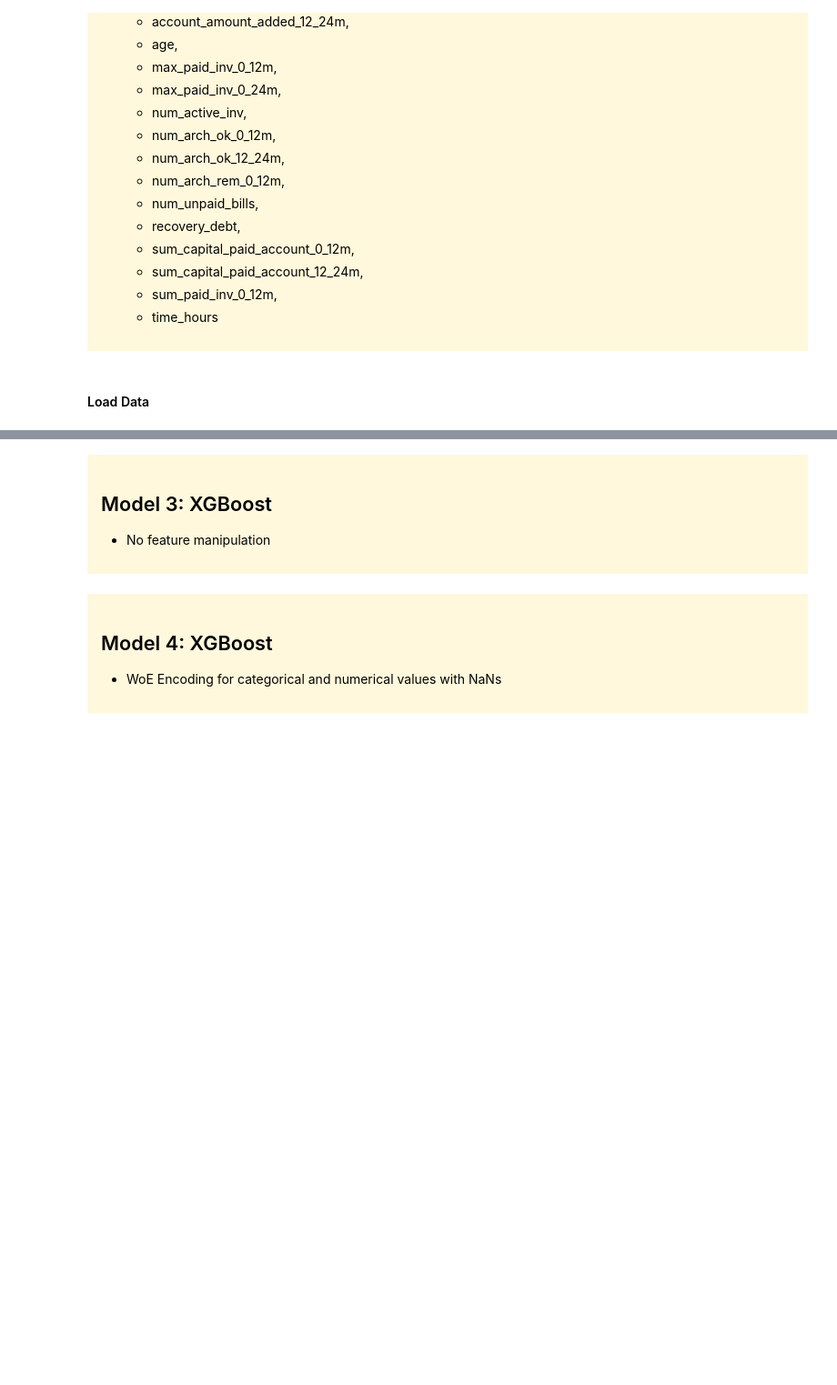
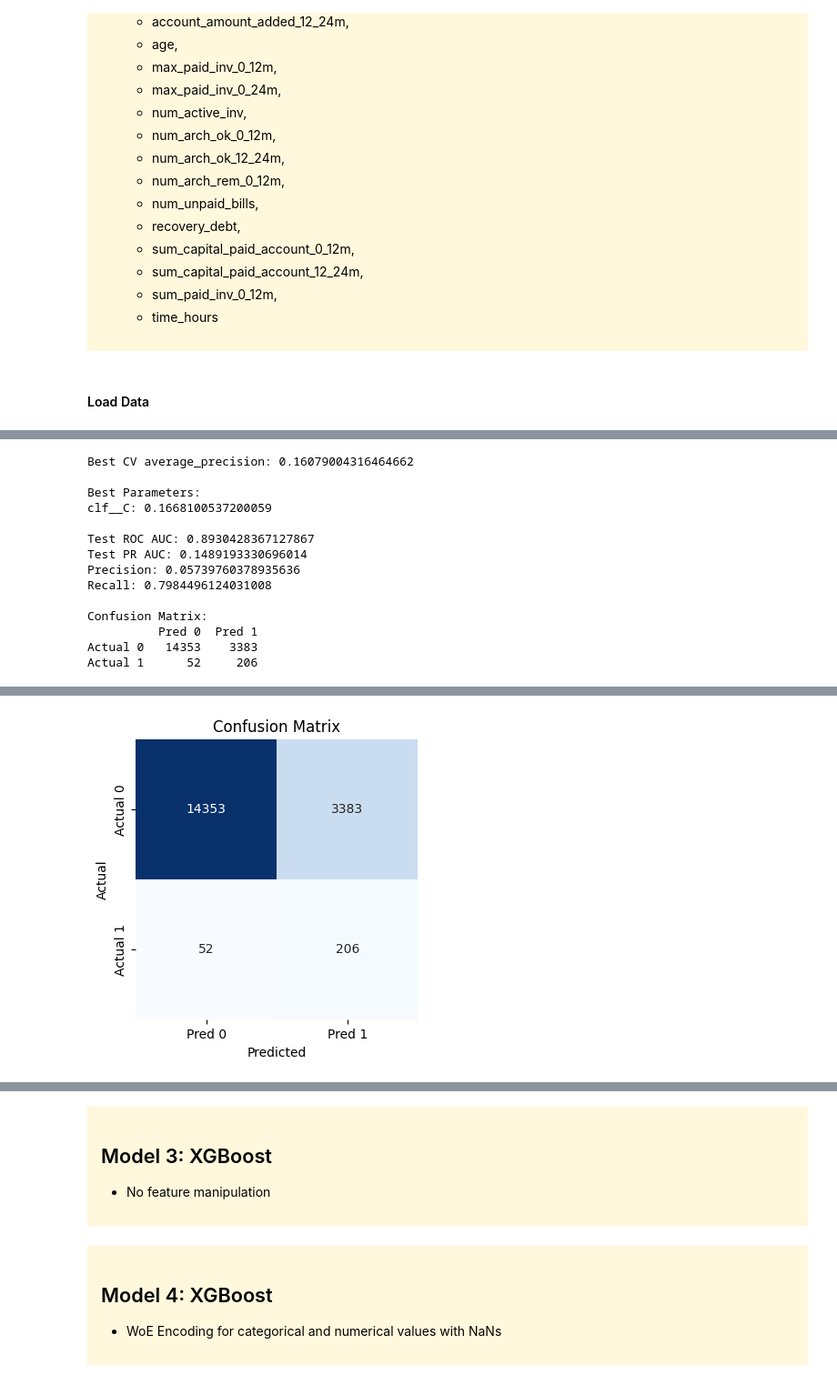
Before and after one commit to maleckicoa/pd-prediction, a Jupyter notebook: model.ipynb, the cells around one changed output, grey strips where cells are left out. Shown at 91% size. Cells and saved outputs as stored; diff of their text form; code cells hidden in the pictures; blank space fills up the shorter version.

Commit message:
Adding MLflow logging

```diff
--- a/model.ipynb
+++ b/model.ipynb
@@ -155,8 +177,6 @@ len(df_nna)
 
 </div>
 # %%
-
-
 
 # -------------------------
 # FEATURE GROUPS
@@ -225,7 +245,8 @@ feature_cols = all_cat_cols + all_num_cols
 # =========================
 
 X_train_lr1 = X_train[feature_cols].copy()
-X_test_lr1 = X_test[feature_cols].copy()
+X_val_lr1 = X_val[feature_cols].copy()
+#X_test_lr1 = X_test[feature_cols].copy()
 
 # -------------------------
 # CREATE MISSING INDICATORS (IMPORTANT STEP)
@@ -238,7 +259,7 @@ def add_missing_indicators(df, num_na_cols):
     return df
 
 X_train_lr1 = add_missing_indicators(X_train_lr1, num_na_columns)
-X_test_lr1 = add_missing_indicators(X_test_lr1, num_na_columns)
+X_val_lr1 = add_missing_indicators(X_val_lr1, num_na_columns)
 
 # indicator columns
 num_indicator_columns = [f"{col}_missing" for col in num_na_columns]
@@ -287,8 +308,10 @@ preprocessor = ColumnTransformer([
 model = Pipeline([
     ("preprocessing", preprocessor),
     ("clf", LogisticRegression(
-        penalty="l2",
-        solver="lbfgs",
+        #penalty="l2",
+        #solver="lbfgs",
+        penalty="l1",
+        solver="liblinear",
         max_iter=1000,
         class_weight="balanced"
     ))
@@ -310,21 +333,53 @@ random_search_lr1 = RandomizedSearchCV(
     n_iter=10,
     scoring="average_precision",
     cv=cv,
-    verbose=2,
+    verbose=1,
     random_state=42,
     n_jobs=-1
 )
 
-# -------------------------
-# TRAIN
-# -------------------------
 
-random_search_lr1.fit(X_train_lr1, y_train)
 
-# -------------------------
-# EVALUATE
-# -------------------------
+with mlflow.start_run(run_name="logreg_v1"):
 
-evaluate_and_report(random_search_lr1, X_test_lr1, y_test, threshold=0.5, )
+    random_search_lr1.fit(X_train_lr1, y_train)  # TRAIN
+    results = evaluate_and_report(random_search_lr1, X_val_lr1, y_val, threshold=0.5, ) # EVALUATE
+
+    # =========================
+    # LOG BEST PARAMS
+    # =========================
+
+    mlflow.log_input(
+        mlflow.data.from_pandas(X_val_lr1.head(1000), name="val_sample"),
+        context="validation"
+        )
+
+    mlflow.log_params(random_search_lr1.best_params_)
+    mlflow.log_param("model_type", "logistic_regression")
+    mlflow.log_param("penalty", "l1")
+    mlflow.log_param("solver", "liblinear")
+    mlflow.log_param("class_weight", "balanced")
+    mlflow.log_param("scoring", "average_precision")
+    mlflow.log_param("threshold", 0.5)
+
+
+    # =========================
+    # LOG METRICS
+    # =========================
+    results_without_cm = {k: float(v) for k, v in results.items() if k != "confusion_matrix"}
+    mlflow.log_metrics(results_without_cm)
+
+    cm = results["confusion_matrix"]
+    fig = plot_confusion_matrix(cm)
+    mlflow.log_figure(fig, "confusion_matrix_normalized.png")
+
+    # =========================
+    # LOG MODEL
+    # =========================
+    mlflow.sklearn.log_model(
+            random_search_lr1.best_estimator_,
+            artifact_path="model",
+            input_example=X_val_lr1.head(5)
+    )
 # %% [output]
 Fitting 5 folds for each of 10 candidates, totalling 50 fits
@@ -346,0 +387,14 @@ Actual 1      46     212
+Best CV average_precision: 0.16079004316464662
+
+Best Parameters:
+clf__C: 0.1668100537200059
+
+Test ROC AUC: 0.8930428367127867
+Test PR AUC: 0.1489193330696014
+Precision: 0.05739760378935636
+Recall: 0.7984496124031008
+
+Confusion Matrix:
+          Pred 0  Pred 1
+Actual 0   14353    3383
+Actual 1      52     206
@@ -347 +402,2 @@ Actual 1      46     212
+[figure, added]
 # %%
```
Also changed, not shown: parts of 22 cells of this notebook, 4 other files.
